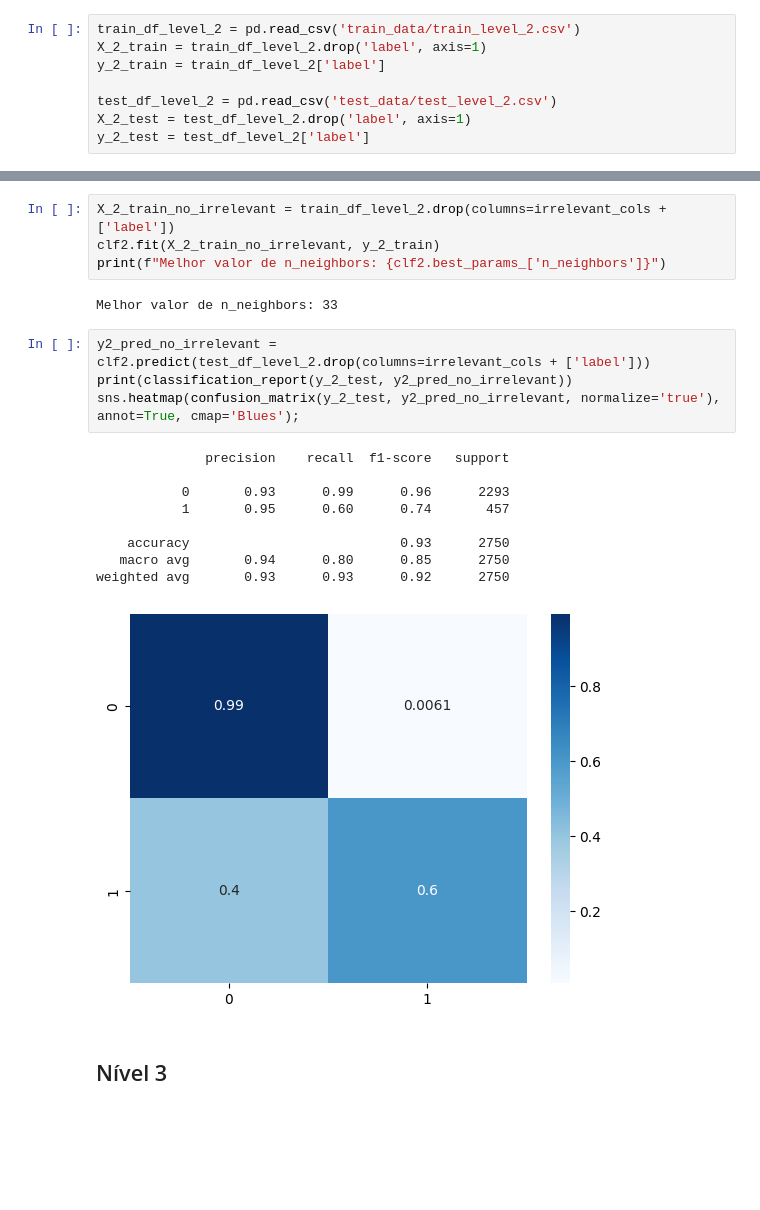
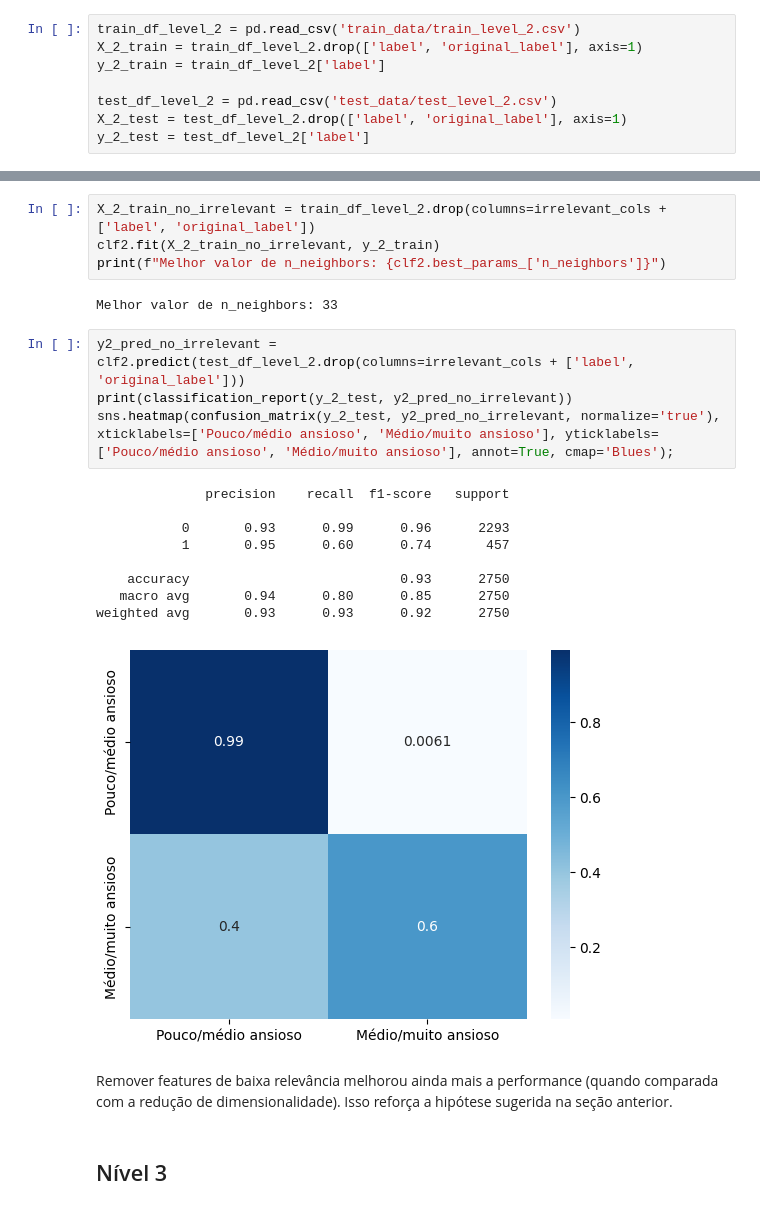
Before and after one commit to joaoloss/social-anxiety-analysis, a Jupyter notebook: src.ipynb, the cells around one changed output, grey strips where cells are left out. Cells and saved outputs as stored; diff of their text form; blank space fills up the shorter version.

```diff
--- a/src.ipynb
+++ b/src.ipynb
@@ -592,11 +607,11 @@ sns.heatmap(confusion_matrix(y_1_test, y_pred_no_irrelevant, normalize='true'),
 Nessa seção será avaliado o desempenho do KNN para o nível 2 (pouco/médio ansioso vs médio/muito ansioso).
 # %%
 train_df_level_2 = pd.read_csv('train_data/train_level_2.csv')
-X_2_train = train_df_level_2.drop('label', axis=1)
+X_2_train = train_df_level_2.drop(['label', 'original_label'], axis=1)
 y_2_train = train_df_level_2['label']
 
 test_df_level_2 = pd.read_csv('test_data/test_level_2.csv')
-X_2_test = test_df_level_2.drop('label', axis=1)
+X_2_test = test_df_level_2.drop(['label', 'original_label'], axis=1)
 y_2_test = test_df_level_2['label']
 # %%
 params = {'n_neighbors': list(range(1, 42, 2))}
@@ -651,25 +718,27 @@ sns.heatmap(confusion_matrix(y_2_test, y2_pred_2d, normalize='true'), annot=True
 # %% [markdown]
 ### Testando com a remoção de features irrelevantes
 # %%
-X_2_train_no_irrelevant = train_df_level_2.drop(columns=irrelevant_cols + ['label'])
+X_2_train_no_irrelevant = train_df_level_2.drop(columns=irrelevant_cols + ['label', 'original_label'])
 clf2.fit(X_2_train_no_irrelevant, y_2_train)
 print(f"Melhor valor de n_neighbors: {clf2.best_params_['n_neighbors']}")
 # %% [output]
 Melhor valor de n_neighbors: 33
 # %%
-y2_pred_no_irrelevant = clf2.predict(test_df_level_2.drop(columns=irrelevant_cols + ['label']))
+y2_pred_no_irrelevant = clf2.predict(test_df_level_2.drop(columns=irrelevant_cols + ['label', 'original_label']))
 print(classification_report(y_2_test, y2_pred_no_irrelevant))
-sns.heatmap(confusion_matrix(y_2_test, y2_pred_no_irrelevant, normalize='true'), annot=True, cmap='Blues');
+sns.heatmap(confusion_matrix(y_2_test, y2_pred_no_irrelevant, normalize='true'), xticklabels=['Pouco/médio ansioso', 'Médio/muito ansioso'], yticklabels=['Pouco/médio ansioso', 'Médio/muito ansioso'], annot=True, cmap='Blues');
 # %% [output]
               precision    recall  f1-score   support
 
            0       0.93      0.99      0.96      2293
            1       0.95      0.60      0.74       457
 
     accuracy                           0.93      2750
    macro avg       0.94      0.80      0.85      2750
 weighted avg       0.93      0.93      0.92      2750
-[figure, old version]
+[figure, new version]
+# %% [markdown]
+Remover features de baixa relevância melhorou ainda mais a performance (quando comparada com a redução de dimensionalidade). Isso reforça a hipótese sugerida na seção anterior.
 # %% [markdown]
 ## Nível 3
 # %% [markdown]
```
Also changed, not shown: parts of 52 cells of this notebook, 10 other files.
